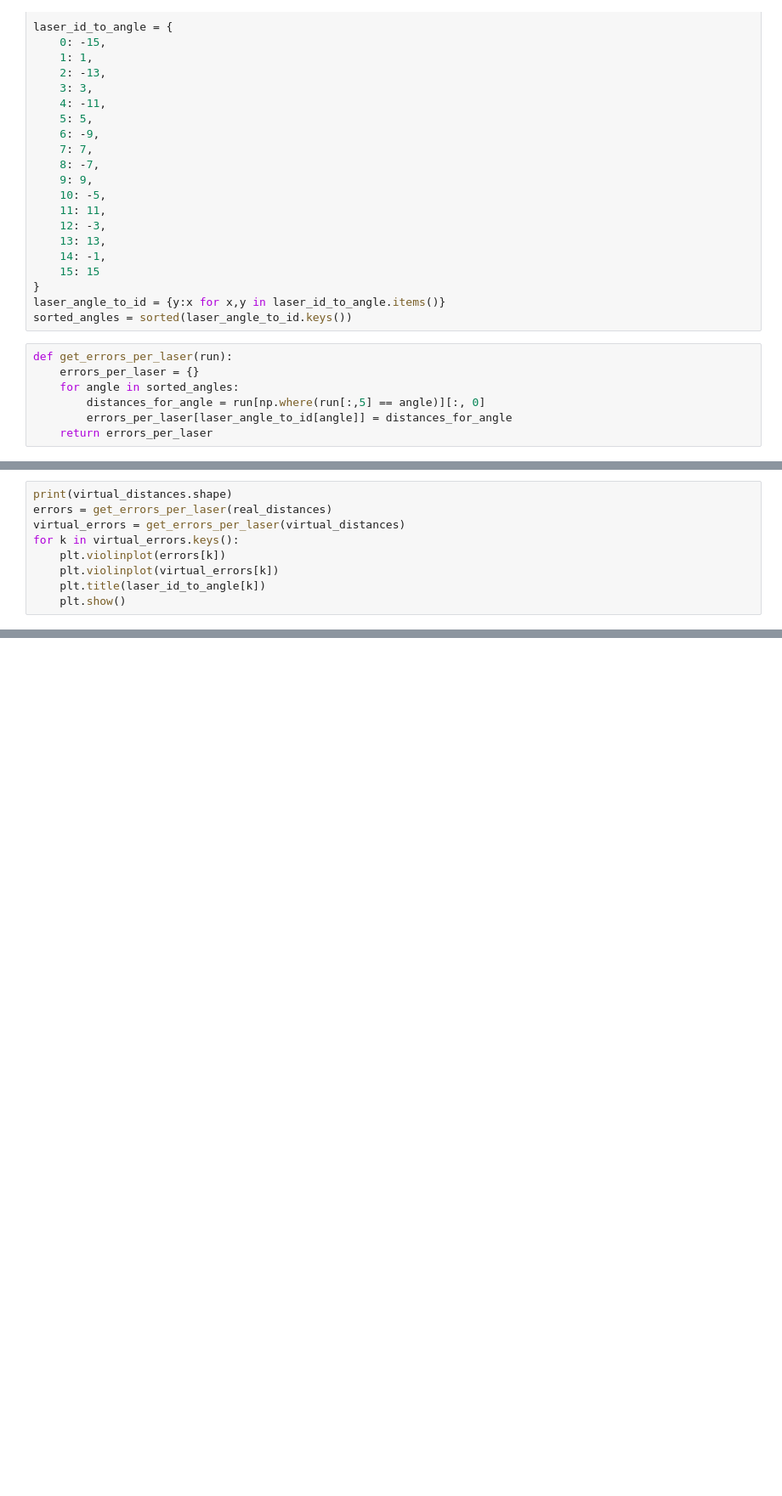
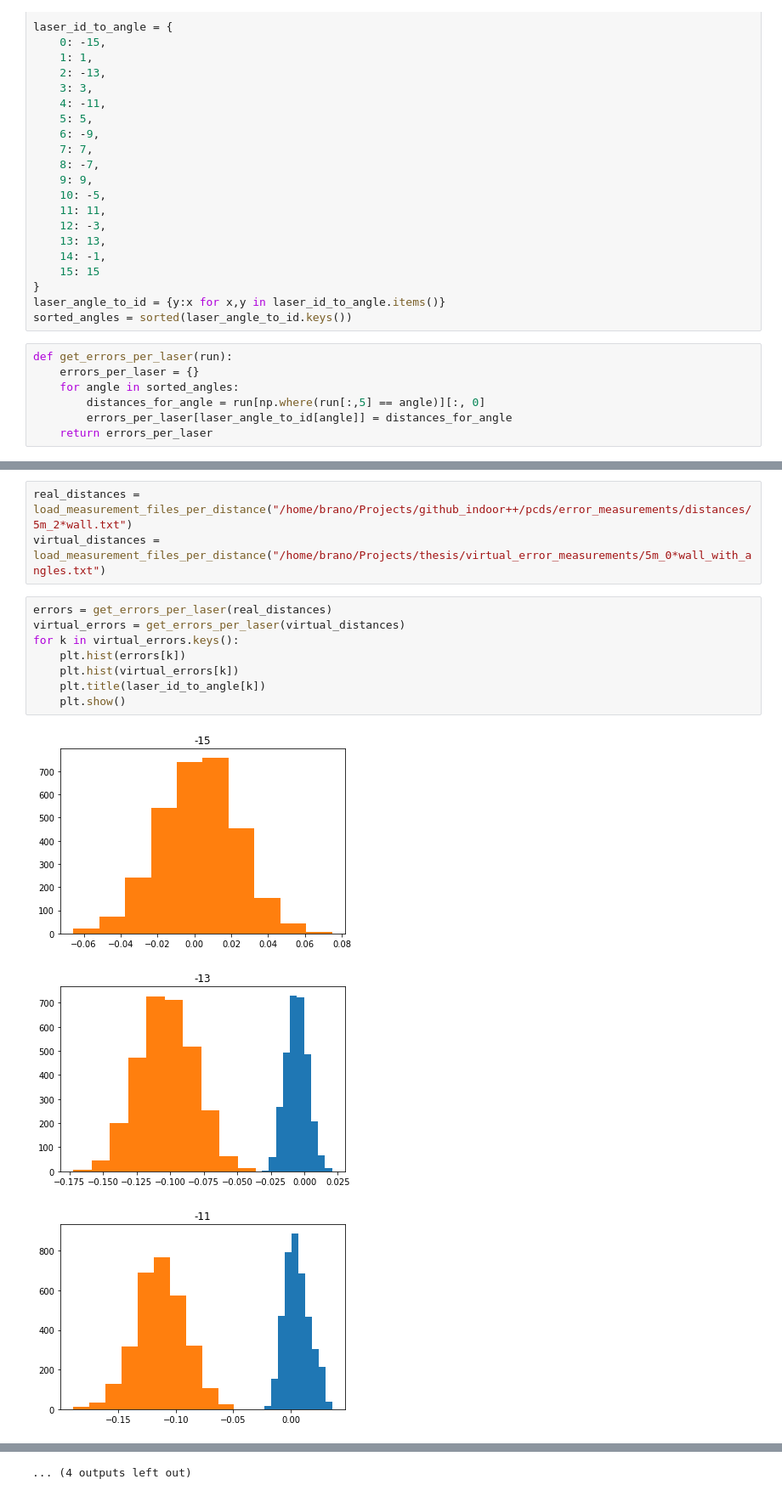
Before and after one commit to branislavjenco/thesis-code, a Jupyter notebook: per_laser_errors.ipynb, the cells around one changed output, grey strips where cells are left out. Shown: that part at 85% size. Drawn from its saved outputs; the diff is of its cells as text; blank space fills up the shorter version.

```diff
--- a/per_laser_errors.ipynb
+++ b/per_laser_errors.ipynb
@@ -45,9 +41,0 @@ virtual_distances = load_measurement_files_per_distance("/home/brano/Projects/th
-# %%
-print(virtual_distances.shape)
-errors = get_errors_per_laser(real_distances)
-virtual_errors = get_errors_per_laser(virtual_distances)
-for k in virtual_errors.keys():
-    plt.violinplot(errors[k])
-    plt.violinplot(virtual_errors[k])
-    plt.title(laser_id_to_angle[k])
-    plt.show()
@@ -67,0 +42,15 @@ for k in virtual_errors.keys():
+# %%
+real_distances = load_measurement_files_per_distance("/home/brano/Projects/github_indoor++/pcds/error_measurements/distances/5m_2*wall.txt")
+virtual_distances = load_measurement_files_per_distance("/home/brano/Projects/thesis/virtual_error_measurements/5m_0*wall_with_angles.txt")
+# %%
+errors = get_errors_per_laser(real_distances)
+virtual_errors = get_errors_per_laser(virtual_distances)
+for k in virtual_errors.keys():
+    plt.hist(errors[k])
+    plt.hist(virtual_errors[k])
+    plt.title(laser_id_to_angle[k])
+    plt.show()
+# %% [output]
+[figure, added]
+[figure, added]
+[figure, added]
@@ -67,0 +66 @@ for k in virtual_errors.keys():
+... (4 outputs left out)
```
Also changed, not shown: parts of 3 cells of this notebook, 6 other files.
